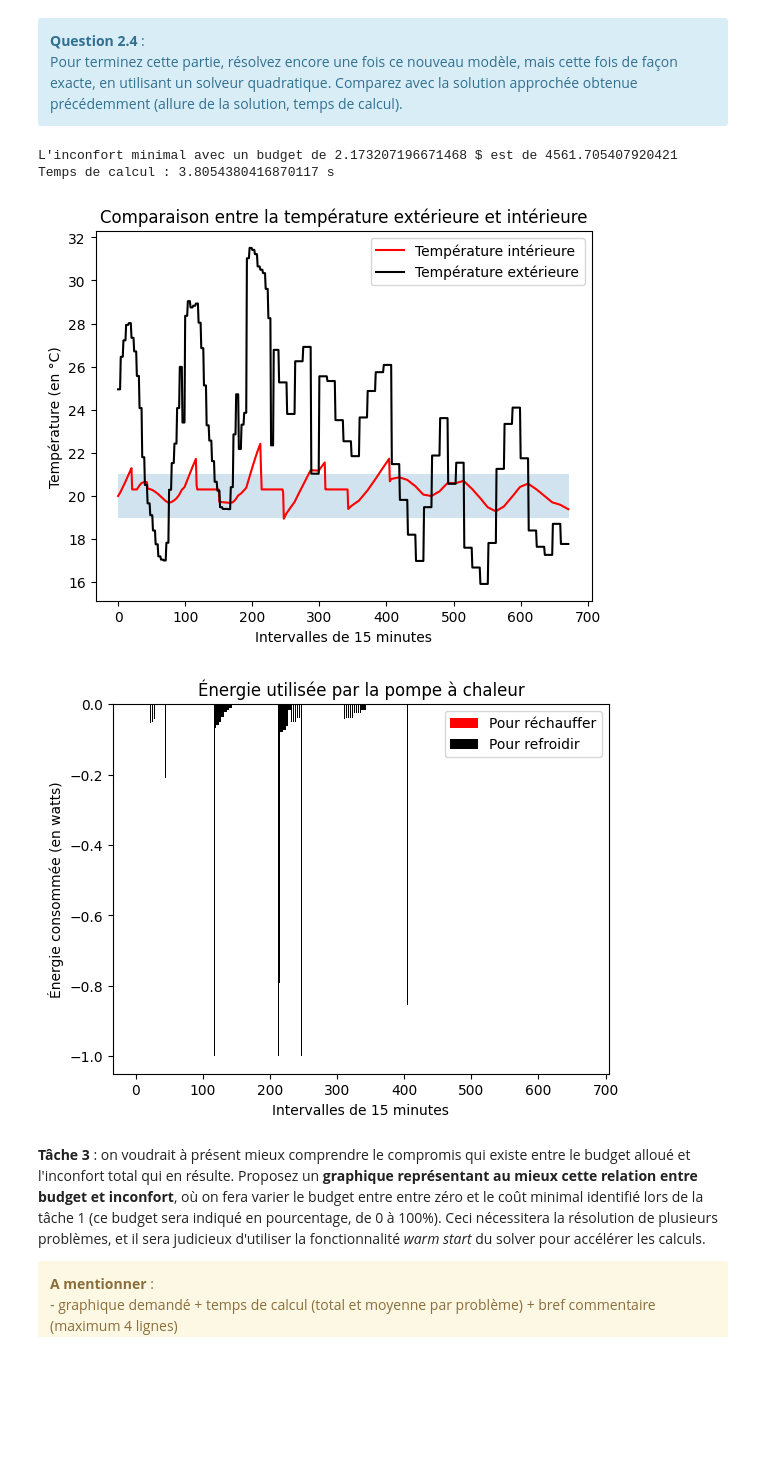
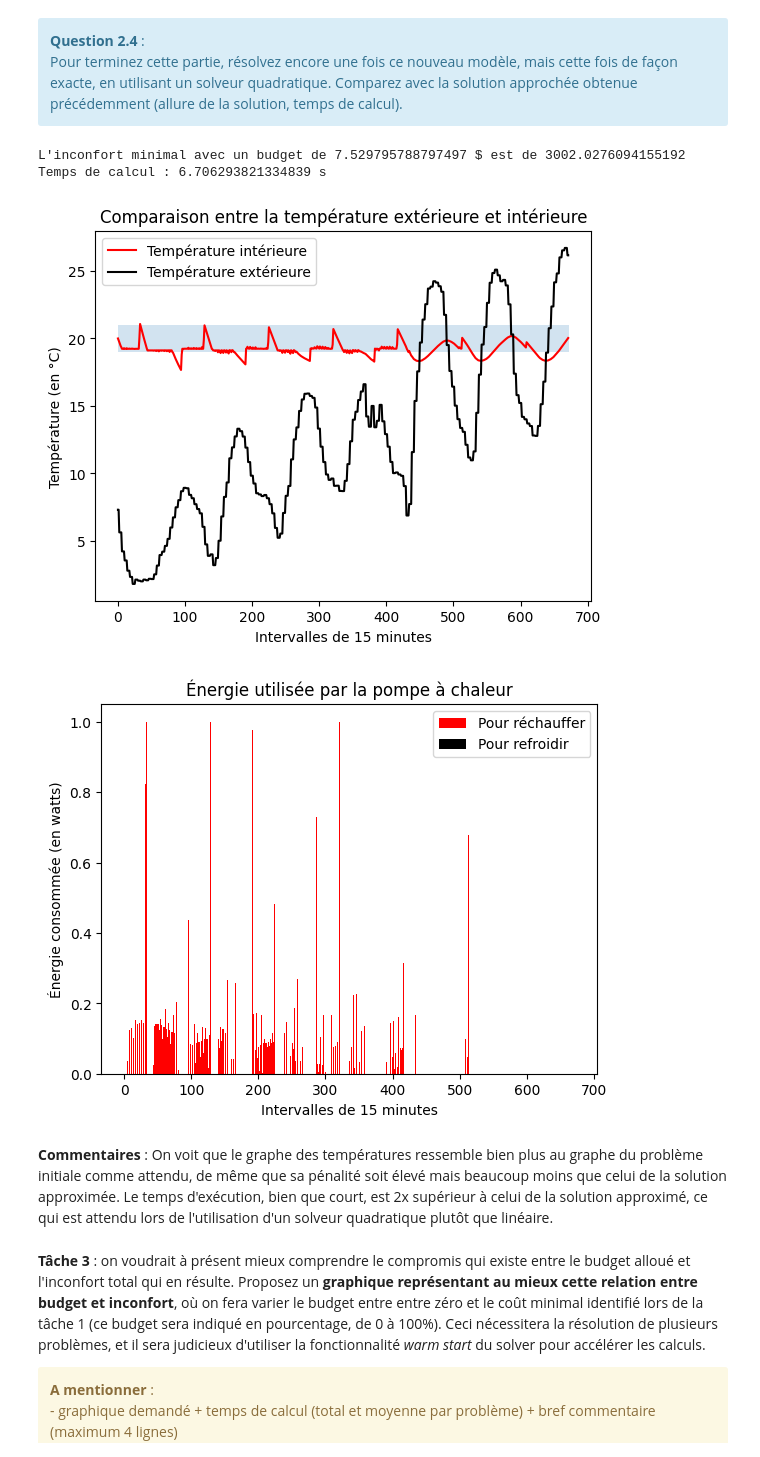
Before and after one commit to AlexisEnglebert/LINMA1702-pompe-a-chaleur, a Jupyter notebook: tasks.ipynb, the cells around one changed output. Drawn from its saved outputs; the diff is of its cells as text; code cells hidden in the pictures; blank space fills up the shorter version.

```diff
--- a/tasks.ipynb
+++ b/tasks.ipynb
@@ -588,39 +548,6 @@ display_energy(énergie_2_a)
 </div>
 # %%
 def task_2_p2b(MAX_BUDGET, start_idx, NO_TIME=False):
-    """
-    MIN_PENALITY = 3
-    MAX_PENALITY = 1
-    days_offset = 96
-    end_idx = start_idx + days_offset*7
-    depart = time.time()
-    Tin = cp.Variable(end_idx - start_idx) # Température
-    x = cp.Variable(end_idx - start_idx) # Energie
-    T0 = 20
-    contraintes = [Tin[0] == T0]
-    cout_elec = [NIGHT_COST  if is_night(start_idx) else DAY_COST]
-
-    for i in range(1, end_idx - start_idx):
-        cout_elec.append(NIGHT_COST) if is_night(i + start_idx) else cout_elec.append(DAY_COST)
-        T1 = -(1 - ETA) * (Tin[i-1] - temperatures_exterieurs[i+ start_idx]) + Tin[i-1]
-        degre_a_compenser = degree_to_get(20, temperatures_exterieurs[i+ start_idx], x[i])
-        contraintes.append(T1 + degre_a_compenser == Tin[i])
-        contraintes.append(x[i] <= MAX_ENERGY)
-        contraintes.append(x[i] >= -MAX_ENERGY)
-
-    contraintes.append(cp.sum(cp.multiply(cout_elec, cp.abs(x))) <= MAX_BUDGET)
-    inconfort_func = lambda T : MIN_PENALITY * (MIN_TEMP - T)**2 * cp.maximum(MIN_TEMP - T, 0) + MAX_PENALITY * (T - MAX_TEMP) * cp.maximum(T - MAX_TEMP , 0)
-    minimise_function = cp.sum(list(map(inconfort_func, Tin)))
-    solution = cp.Problem(cp.Minimize(minimise_function), contraintes)
-    solution.solve()
-
-    fin = time.time() - depart
-    print(f"L'inconfort minimal avec un budget de {MAX_BUDGET} $ est de {solution.value}")
-    if (not NO_TIME):
-        print(f"Temps de calcul : {fin} s")
-
-    return (solution.value, Tin, x.value, fin)
-    """
     MIN_PENALTY = 3
     MAX_PENALTY = 1
     days_offset = 96
@@ -648,23 +575,26 @@ def task_2_p2b(MAX_BUDGET, start_idx, NO_TIME=False):
 
     fin = time.time() - depart
     print(f"L'inconfort minimal avec un budget de {MAX_BUDGET} $ est de {solution.value}")
+
     if not NO_TIME:
         print(f"Temps de calcul : {fin} s")
 
     return solution.value, Tin, x.value, fin
 # %%
-min_inconfort_2_b, temperature_in_2_b, énergie_2_b, _ = task_2_p2b(max_budget_2, 18500)
+min_inconfort_2_b, temperature_in_2_b, énergie_2_b, _ = task_2_p2b(max_budget, 13050)
 # %% [output]
-L'inconfort minimal avec un budget de 2.173207196671468 $ est de 4561.705407920421
-Temps de calcul : 3.8054380416870117 s
+L'inconfort minimal avec un budget de 7.529795788797497 $ est de 3002.0276094155192
+Temps de calcul : 6.706293821334839 s
 # %%
-display_temperature(temperature_in_2_b, temperature_ext, 18500)
+display_temperature(temperature_in_2_b, temperature_ext, 13050)
 # %% [output]
-[figure, old version]
+[figure, new version]
 # %%
 display_energy(énergie_2_b)
 # %% [output]
-[figure, old version]
+[figure, new version]
+# %% [markdown]
+**Commentaires** : On voit que le graphe des températures ressemble bien plus au graphe du problème initiale comme attendu, de même que sa pénalité soit élevé mais beaucoup moins que celui de la solution approximée. Le temps d'exécution, bien que court, est 2x supérieur à celui de la solution approximé, ce qui est attendu lors de l'utilisation d'un solveur quadratique plutôt que linéaire.
 # %% [markdown]
 **Tâche 3** : on voudrait à présent mieux comprendre le compromis qui existe entre le budget alloué et l'inconfort total qui en résulte. Proposez un **graphique représentant au mieux cette relation entre budget et inconfort**, où on fera varier le budget entre entre zéro et le coût minimal identifié lors de la tâche 1 (ce budget sera indiqué en pourcentage, de 0 à 100%). Ceci nécessitera la résolution de plusieurs problèmes, et il sera judicieux d'utiliser la fonctionnalité _warm start_ du solver pour accélérer les calculs.
 
```
Also changed, not shown: parts of 7 cells of this notebook.
